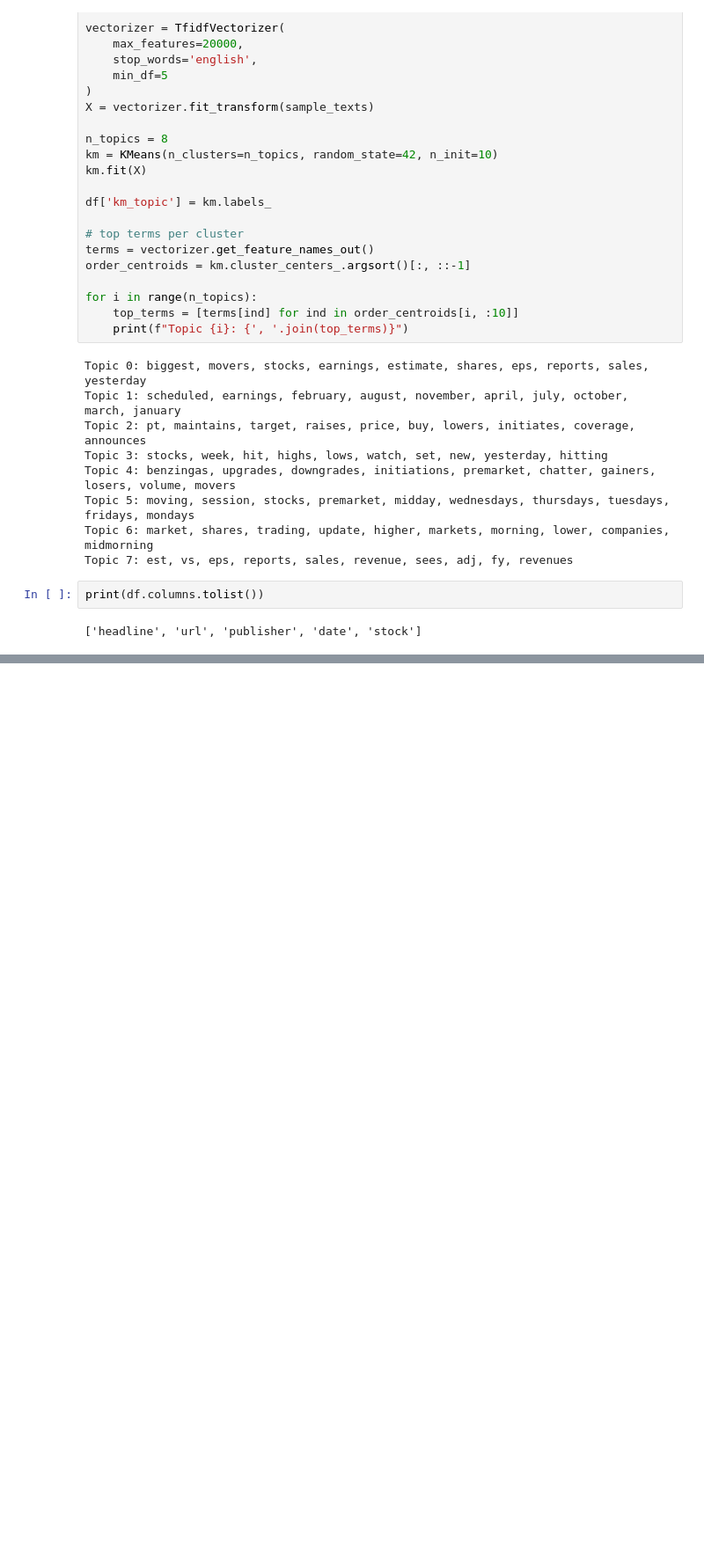
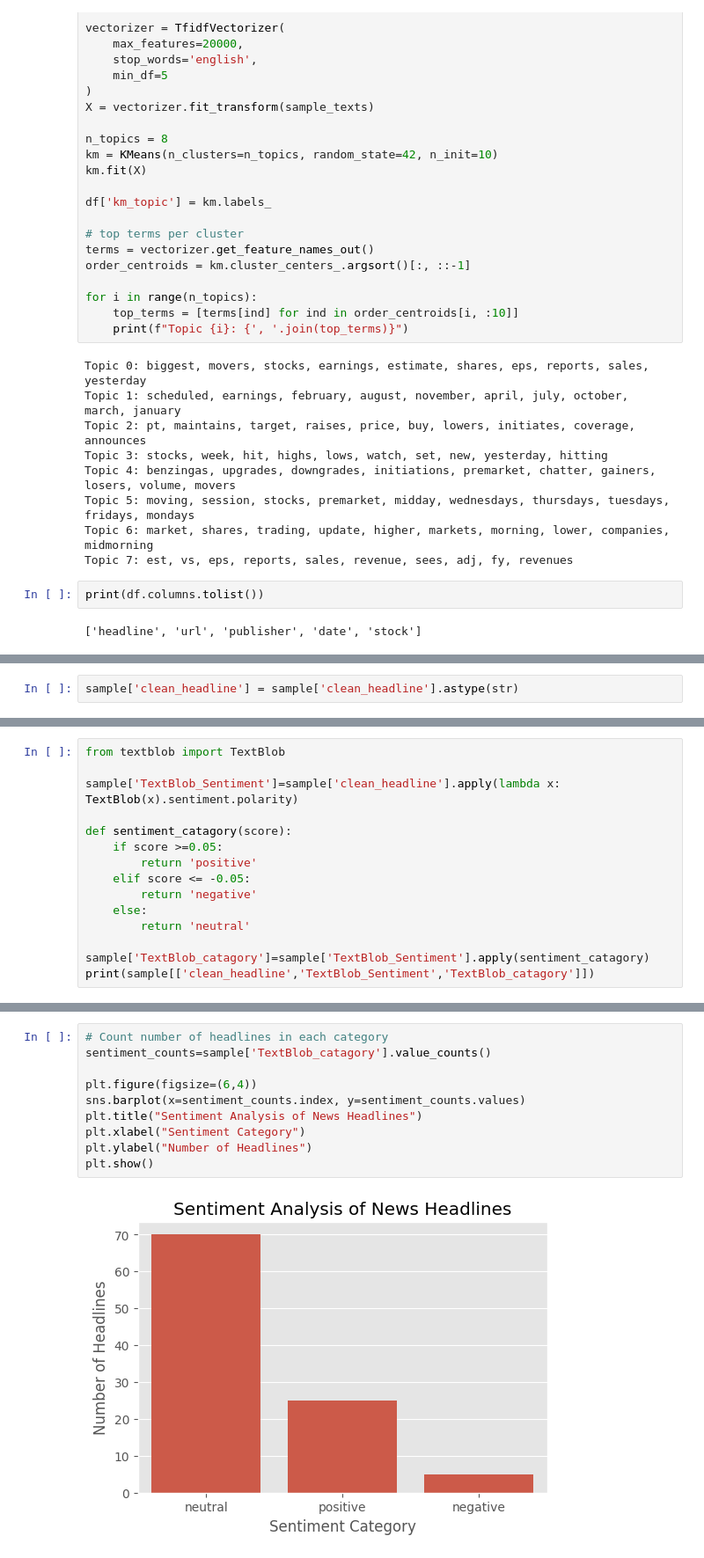
Before and after one commit to Feven777/Predicting_Price_Moves_with_News_Sentiment, a Jupyter notebook: notebooks/sentiment_analysis.ipynb, the cells around one changed output, grey strips where cells are left out. Shown: that part at 88% size. Cells and saved outputs as stored; diff of their text form; blank space fills up the shorter version.

```diff
--- a/notebooks/sentiment_analysis.ipynb
+++ b/notebooks/sentiment_analysis.ipynb
@@ -593,0 +627,2 @@ print(df.columns.tolist())
+# %%
+sample['clean_headline'] = sample['clean_headline'].astype(str)
@@ -593,0 +642,15 @@ print(df.columns.tolist())
+# %%
+from textblob import TextBlob
+
+sample['TextBlob_Sentiment']=sample['clean_headline'].apply(lambda x: TextBlob(x).sentiment.polarity)
+
+def sentiment_catagory(score):
+    if score >=0.05:
+        return 'positive'
+    elif score <= -0.05:
+        return 'negative'
+    else:
+        return 'neutral'
+
+sample['TextBlob_catagory']=sample['TextBlob_Sentiment'].apply(sentiment_catagory)
+print(sample[['clean_headline','TextBlob_Sentiment','TextBlob_catagory']])
@@ -593,0 +685,12 @@ print(df.columns.tolist())
+# %%
+# Count number of headlines in each category
+sentiment_counts=sample['TextBlob_catagory'].value_counts()
+
+plt.figure(figsize=(6,4))
+sns.barplot(x=sentiment_counts.index, y=sentiment_counts.values)
+plt.title("Sentiment Analysis of News Headlines")
+plt.xlabel("Sentiment Category")
+plt.ylabel("Number of Headlines")
+plt.show()
+# %% [output]
+[figure, added]
```
Also changed, not shown: parts of 9 cells of this notebook.
